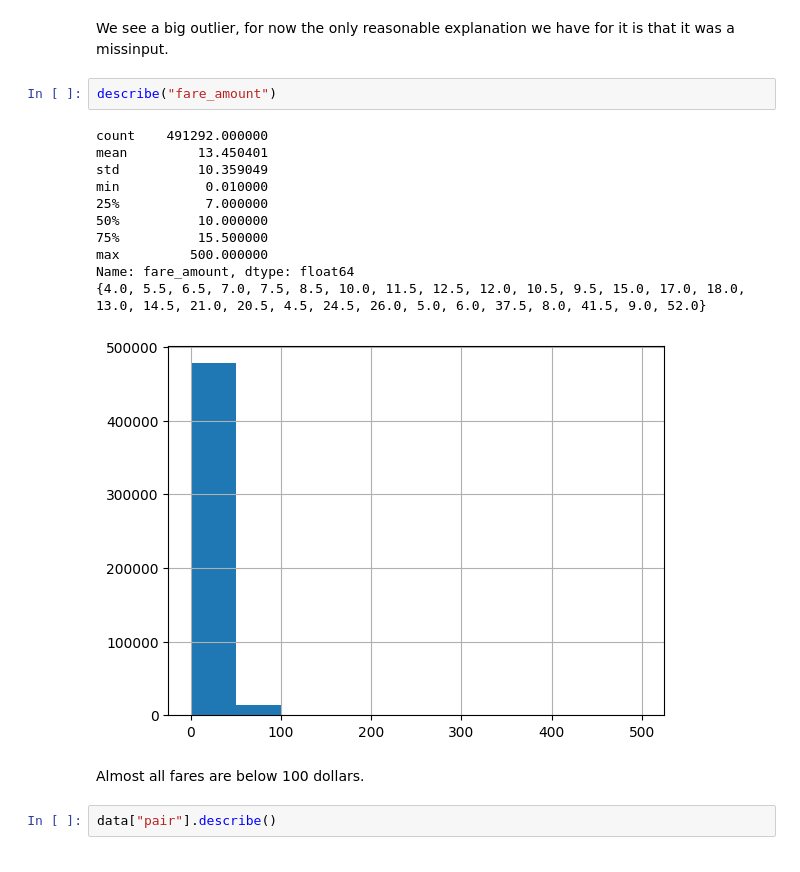
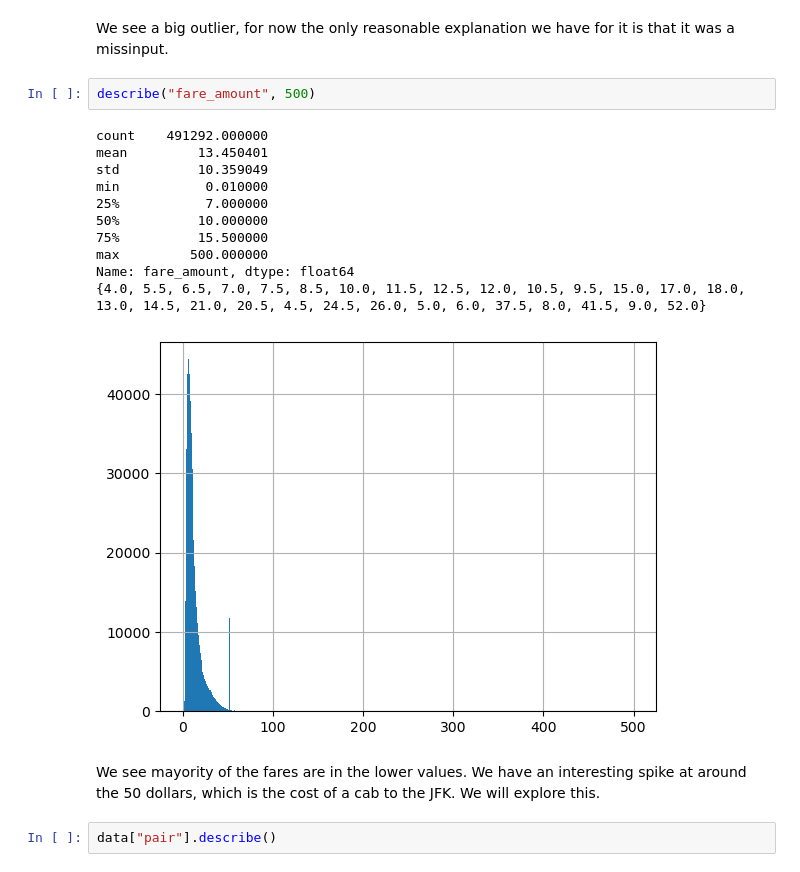
Before and after one commit to MichalKrzyzanski2002/Foundations-Data-Science-Project, a Jupyter notebook: Cleaning.ipynb, the cells around one changed output. Cells and saved outputs as stored; diff of their text form.

```diff
--- a/Cleaning.ipynb
+++ b/Cleaning.ipynb
@@ -415,21 +415,21 @@ data["trip_distance"].plot.box()
 # %% [markdown]
 We see a big outlier, for now the only reasonable explanation we have for it is that it was a missinput.
 # %%
-describe("fare_amount")
+describe("fare_amount", 500)
 # %% [output]
 count    491292.000000
 mean         13.450401
 std          10.359049
 min           0.010000
 25%           7.000000
 50%          10.000000
 75%          15.500000
 max         500.000000
 Name: fare_amount, dtype: float64
 {4.0, 5.5, 6.5, 7.0, 7.5, 8.5, 10.0, 11.5, 12.5, 12.0, 10.5, 9.5, 15.0, 17.0, 18.0, 13.0, 14.5, 21.0, 20.5, 4.5, 24.5, 26.0, 5.0, 6.0, 37.5, 8.0, 41.5, 9.0, 52.0}
-[figure, old version]
+[figure, new version]
-# %% [markdown]
-Almost all fares are below 100 dollars.
+# %% [markdown]
+We see mayority of the fares are in the lower values. We have an interesting spike at around the 50 dollars, which is the cost of a cab to the JFK. We will explore this.
 # %%
 data["pair"].describe()
 # %% [output]
```
Also changed, not shown: parts of 5 cells of this notebook.
